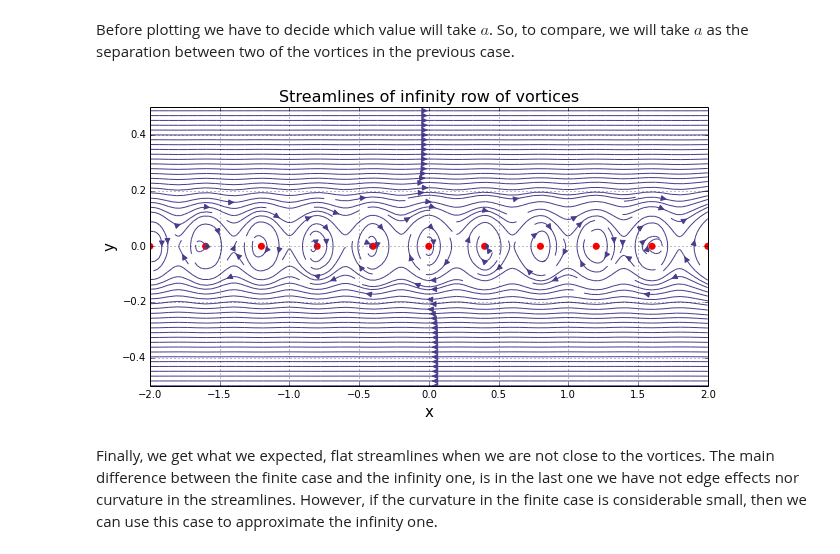
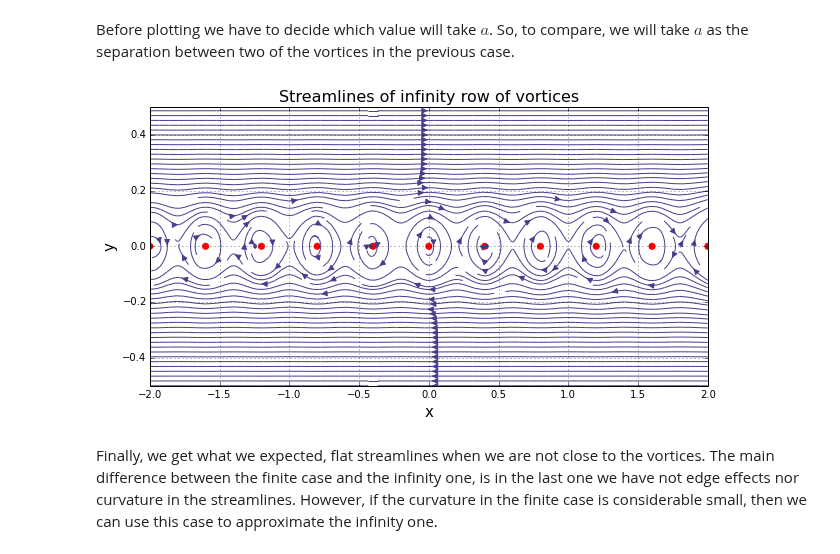
Before and after one commit to engamohd/AeroPython, a Jupyter notebook: my_codes/lesson05_mc.ipynb, the cells around one changed output. Cells and saved outputs as stored; diff of their text form; code cells hidden in the pictures.

Commit message:
Fixing error in the way to calculate 'a'+ plot
*Divide by N-1 instead of N
*Plot only the vortices in my plot range, not all of them.

```diff
--- a/my_codes/lesson05_mc.ipynb
+++ b/my_codes/lesson05_mc.ipynb
@@ -294,32 +294,38 @@ def get_velocity_infinity_row(strength, a, X, Y):
 Before plotting we have to decide which value will take $a$. So, to compare, we will take $a$ as the separation between two of the vortices in the previous case.
 # %%
 #Defining 'a'
-a = (x_end_v - x_start_v)/N_vortices_2
+a = (x_end_v - x_start_v)/(N_vortices_2-1)
 
 #Let's call the function to calculate the velocity field
 u_inf_row, v_inf_row = get_velocity_infinity_row(Gamma, a, X, Y)
 # %%
 #Now plotting the streamlines of the infinity row
 
 pyplot.figure(figsize=(10,5))      #set plot size
 pyplot.grid(True)                  #plot the grid
 
 #We still ploting in the grid range
 pyplot.xlim(x_start, x_end)        #set x-lim
 pyplot.ylim(y_start, y_end)        #set y-lim
 pyplot.xlabel('x', fontsize=15)    #set x-label
 pyplot.ylabel('y', fontsize=15)    #set y-label
 
 pyplot.title('Streamlines of infinity row of vortices', fontsize=16)  #set title
 
-#vortices (we are using them just to visualize)
-pyplot.scatter(x_vort_2, y_vort_2, s=50, color='r', marker='o', linewidth=0)
+#vortices (we are using them just to visualize) We don't want to plot all the vortices,
+#we will plot the ones that are in our grid range.
+
+N_plot=int((x_end-x_start)/a) + 1
+x_vort_plot , y_vort_plot = numpy.linspace(x_start, x_end, N_plot) ,\
+                      numpy.linspace(0, 0, N_plot)
+
+pyplot.scatter(x_vort_plot, y_vort_plot, s=50, color='r', marker='o', linewidth=0)
 
 #streamlines
 pyplot.streamplot(X, Y, u_inf_row, v_inf_row, density=2, linewidth=1, arrowsize=1.2,\
                   arrowstyle='-|>',color='#483D8B');
 # %% [output]
-[figure, old version]
+[figure, new version]
 # %% [markdown]
 Finally, we get what we expected, flat streamlines when we are not close to the vortices. The main difference between the finite case and the infinity one, is in the last one we have not edge effects nor curvature in the streamlines. However, if the curvature in the finite case is considerable small, then we can use this case to approximate the infinity one.
 # %%
```
